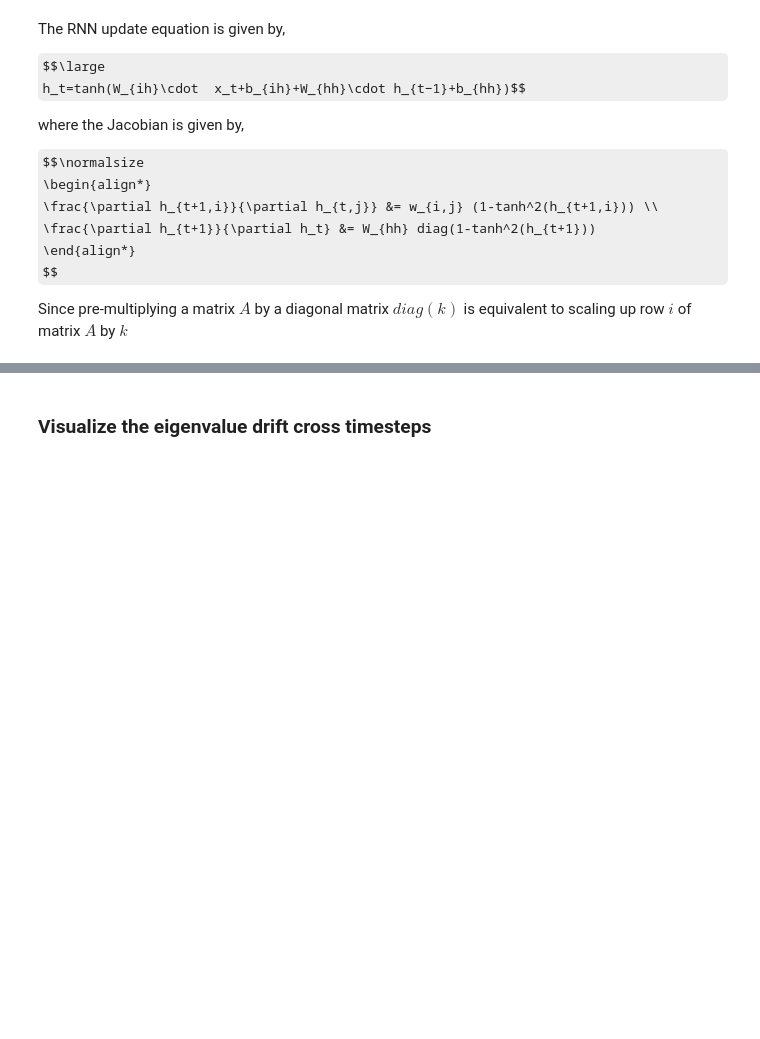
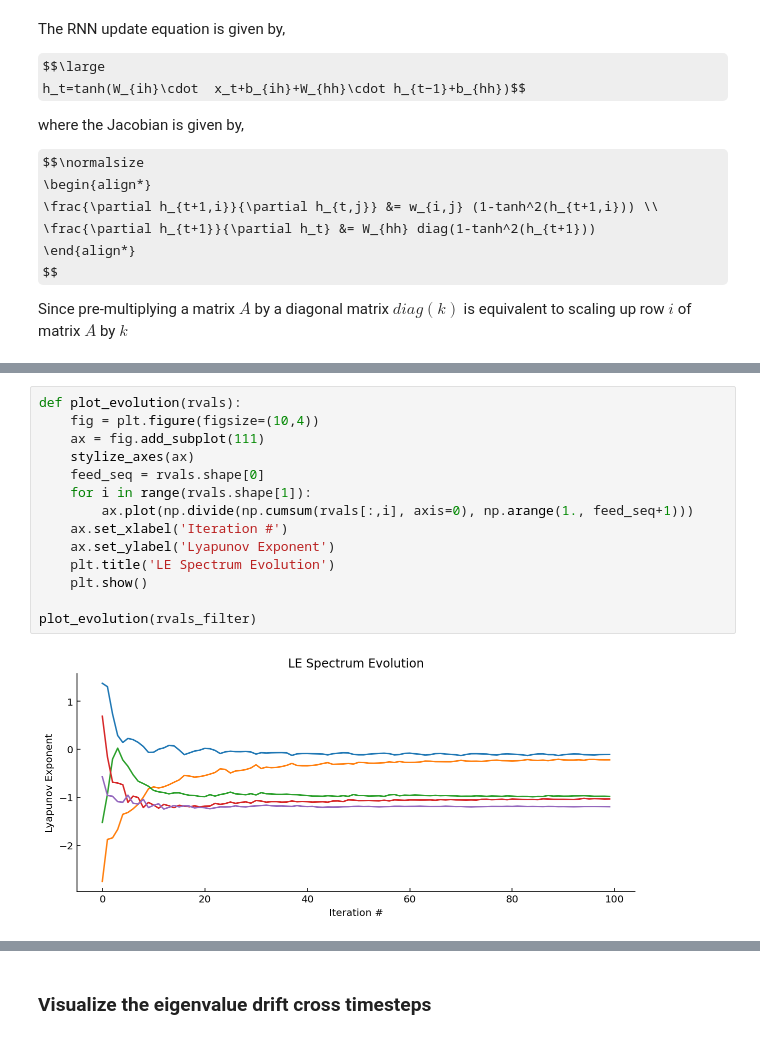
Before and after one commit to mpotta/bptt, a Jupyter notebook: RNNs as Filters/rnns_as_filters_remix.ipynb, the cells around one changed output, grey strips where cells are left out. Drawn from its saved outputs; the diff is of its cells as text; some formulas as TeX source; blank space fills up the shorter version.

```diff
--- a/RNNs as Filters/rnns_as_filters_remix.ipynb
+++ b/RNNs as Filters/rnns_as_filters_remix.ipynb
@@ -545,0 +561,16 @@ polar_plot(real_poles, imag_poles, realW_bptt, imagW_bptt, realW_filter, imagW_f
+# %%
+def plot_evolution(rvals):
+    fig = plt.figure(figsize=(10,4))
+    ax = fig.add_subplot(111)
+    stylize_axes(ax)
+    feed_seq = rvals.shape[0]
+    for i in range(rvals.shape[1]):
+        ax.plot(np.divide(np.cumsum(rvals[:,i], axis=0), np.arange(1., feed_seq+1)))
+    ax.set_xlabel('Iteration #')
+    ax.set_ylabel('Lyapunov Exponent')
+    plt.title('LE Spectrum Evolution')
+    plt.show()
+
+plot_evolution(rvals_filter)
+# %% [output]
+[figure, added]
```
Also changed, not shown: parts of 19 cells of this notebook.
